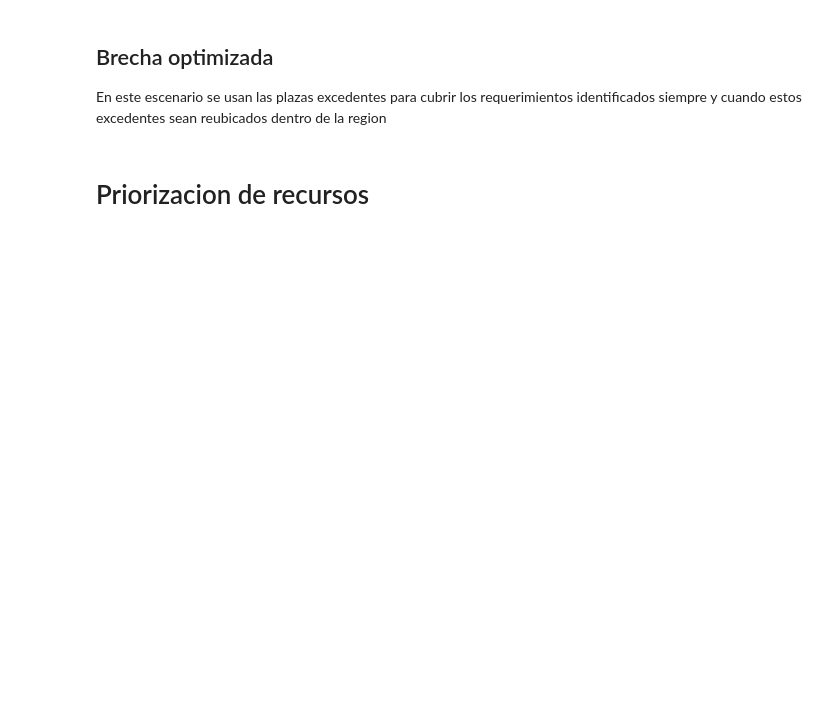
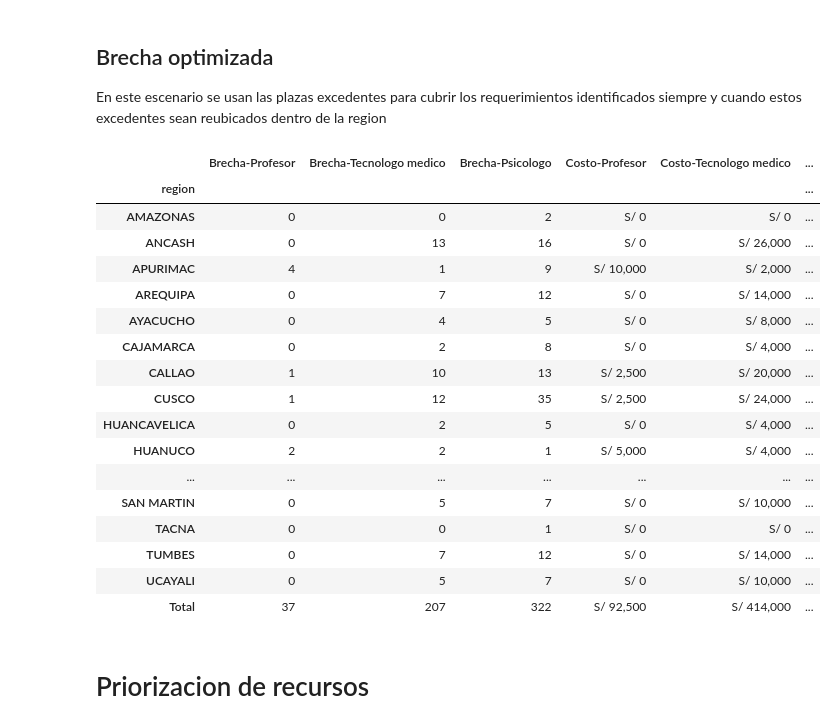
Before and after one commit to hugoferquiroz/Brecha-PRITE, a Jupyter notebook: scripts/calculo de la brecha.ipynb, the cells around one changed output. Cells and saved outputs as stored; diff of their text form; code cells hidden in the pictures; blank space fills up the shorter version.

```diff
--- a/scripts/calculo de la brecha.ipynb
+++ b/scripts/calculo de la brecha.ipynb
@@ -411,2 +390,37 @@ sr.rename(columns={'Profesor requerimiento': 'Brecha-Profesor',
+# %%
+# Calculo la brecha/requerimientos
+df_copy = df.copy()
+for prof in ls_personal:
+    df_copy[f'Brecha-{prof}'] = df_copy[f'{prof}']-df_copy['Personal segun norma']
+# %%
+# Colapso la brecha por region
+cr = df_copy.groupby(['region'])['Brecha-Profesor','Brecha-Tecnologo medico','Brecha-Psicologo'].sum()
+
+for prof in ls_personal:
+    cr.loc[cr[f'Brecha-{prof}']>=0 , [f'Brecha-{prof}']] = 0
+    cr.loc[cr[f'Brecha-{prof}']<0,f'Brecha-{prof}']  = np.abs(cr[f'Brecha-{prof}'])
+# %%
+# Costo
+cr_region = table_costo(cr)
+cr_region
+# %% [output]
+|  | Brecha-Profesor | Brecha-Tecnologo medico | Brecha-Psicologo | Costo-Profesor | Costo-Tecnologo medico | ... |
+| region |  |  |  |  |  | ... |
+| AMAZONAS | 0 | 0 | 2 | S/ 0 | S/ 0 | ... |
+| ANCASH | 0 | 13 | 16 | S/ 0 | S/ 26,000 | ... |
+| APURIMAC | 4 | 1 | 9 | S/ 10,000 | S/ 2,000 | ... |
+| AREQUIPA | 0 | 7 | 12 | S/ 0 | S/ 14,000 | ... |
+| AYACUCHO | 0 | 4 | 5 | S/ 0 | S/ 8,000 | ... |
+| CAJAMARCA | 0 | 2 | 8 | S/ 0 | S/ 4,000 | ... |
+| CALLAO | 1 | 10 | 13 | S/ 2,500 | S/ 20,000 | ... |
+| CUSCO | 1 | 12 | 35 | S/ 2,500 | S/ 24,000 | ... |
+| HUANCAVELICA | 0 | 2 | 5 | S/ 0 | S/ 4,000 | ... |
+| HUANUCO | 2 | 2 | 1 | S/ 5,000 | S/ 4,000 | ... |
+| ... | ... | ... | ... | ... | ... | ... |
+| SAN MARTIN | 0 | 5 | 7 | S/ 0 | S/ 10,000 | ... |
+| TACNA | 0 | 0 | 1 | S/ 0 | S/ 0 | ... |
+| TUMBES | 0 | 7 | 12 | S/ 0 | S/ 14,000 | ... |
+| UCAYALI | 0 | 5 | 7 | S/ 0 | S/ 10,000 | ... |
+| Total | 37 | 207 | 322 | S/ 92,500 | S/ 414,000 | ... |
 # %% [markdown]
 # Priorizacion de recursos
```
Also changed, not shown: parts of 14 cells of this notebook, 3 other files.
